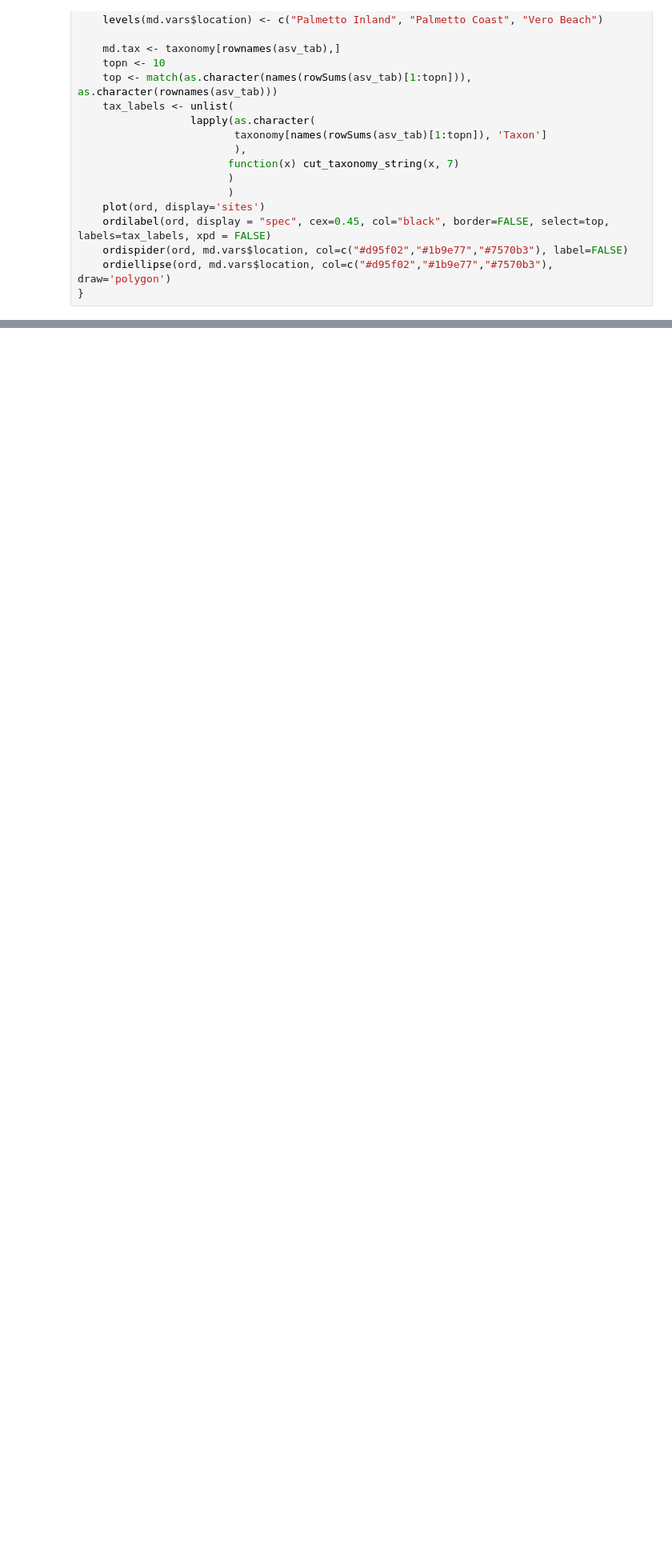
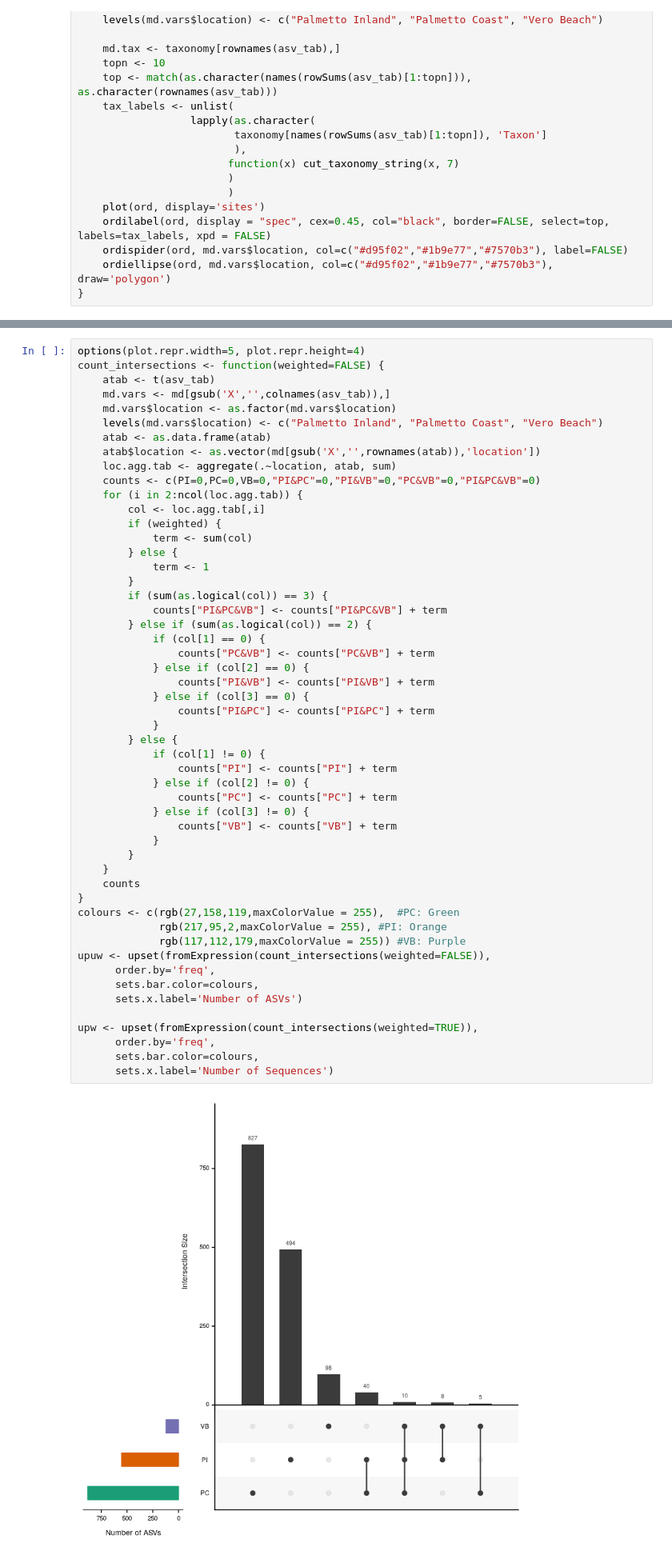
Before and after one commit to diegoibt/PeerJ_Culex_nigripalpus, a Jupyter notebook: DiversityPlots.ipynb, the cells around one changed output, grey strips where cells are left out. Shown at 80% size. Drawn from its saved outputs; the diff is of its cells as text; blank space fills up the shorter version.

```diff
--- a/DiversityPlots.ipynb
+++ b/DiversityPlots.ipynb
@@ -156,0 +234,54 @@ Species: expanded scores based on ‘wisconsin(sqrt(t(asv_tab)))’
+# %%
+options(plot.repr.width=5, plot.repr.height=4)
+count_intersections <- function(weighted=FALSE) {
+    atab <- t(asv_tab)
+    md.vars <- md[gsub('X','',colnames(asv_tab)),]
+    md.vars$location <- as.factor(md.vars$location)
+    levels(md.vars$location) <- c("Palmetto Inland", "Palmetto Coast", "Vero Beach")
+    atab <- as.data.frame(atab)
+    atab$location <- as.vector(md[gsub('X','',rownames(atab)),'location'])
+    loc.agg.tab <- aggregate(.~location, atab, sum)
+    counts <- c(PI=0,PC=0,VB=0,"PI&PC"=0,"PI&VB"=0,"PC&VB"=0,"PI&PC&VB"=0)
+    for (i in 2:ncol(loc.agg.tab)) {
+        col <- loc.agg.tab[,i]
+        if (weighted) {
+            term <- sum(col)
+        } else {
+            term <- 1
+        }
+        if (sum(as.logical(col)) == 3) {
+            counts["PI&PC&VB"] <- counts["PI&PC&VB"] + term
+        } else if (sum(as.logical(col)) == 2) {
+            if (col[1] == 0) {
+                counts["PC&VB"] <- counts["PC&VB"] + term
+            } else if (col[2] == 0) {
+                counts["PI&VB"] <- counts["PI&VB"] + term
+            } else if (col[3] == 0) {
+                counts["PI&PC"] <- counts["PI&PC"] + term
+            }
+        } else {
+            if (col[1] != 0) {
+                counts["PI"] <- counts["PI"] + term
+            } else if (col[2] != 0) {
+                counts["PC"] <- counts["PC"] + term
+            } else if (col[3] != 0) {
+                counts["VB"] <- counts["VB"] + term
+            }
+        }
+    }
+    counts
+}
+colours <- c(rgb(27,158,119,maxColorValue = 255),  #PC: Green
+             rgb(217,95,2,maxColorValue = 255), #PI: Orange
+             rgb(117,112,179,maxColorValue = 255)) #VB: Purple
+upuw <- upset(fromExpression(count_intersections(weighted=FALSE)),
+      order.by='freq',
+      sets.bar.color=colours,
+      sets.x.label='Number of ASVs')
+
+upw <- upset(fromExpression(count_intersections(weighted=TRUE)),
+      order.by='freq',
+      sets.bar.color=colours,
+      sets.x.label='Number of Sequences')
+# %% [output]
+[figure, added]
```
Also changed, not shown: parts of 15 cells of this notebook, 7 other files.
